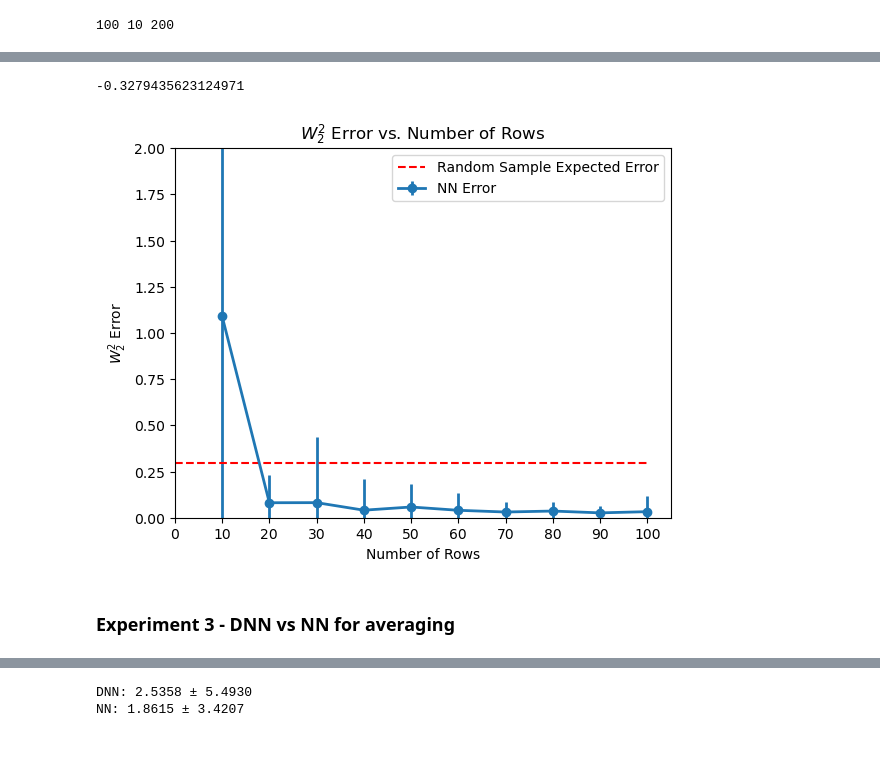
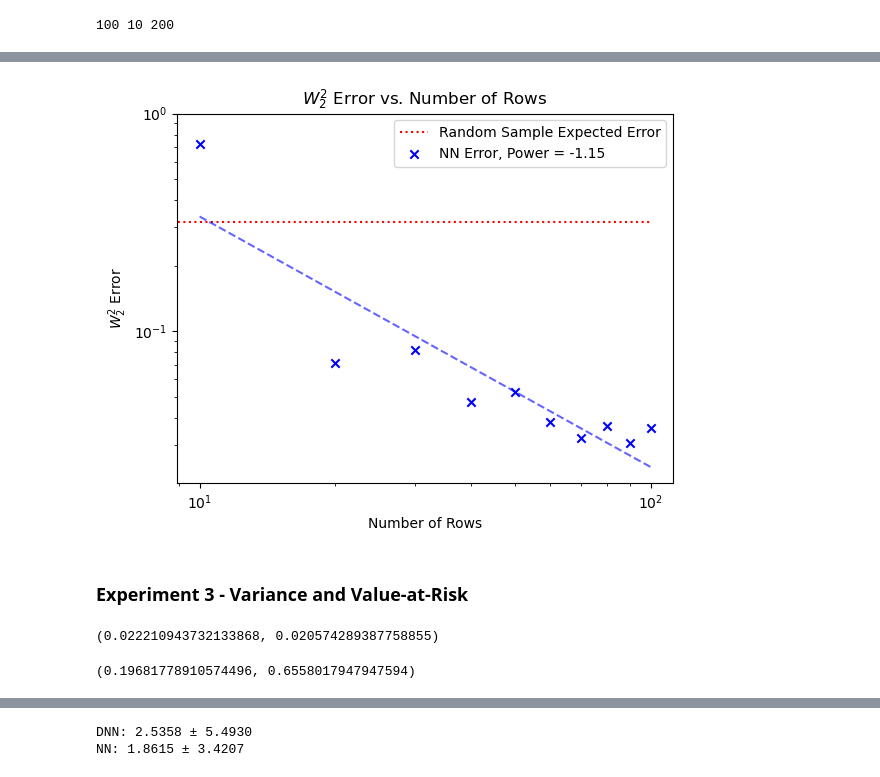
Before and after one commit to jacobf18/Dist-NN, a Jupyter notebook: nearest_neighbors.ipynb, the cells around one changed output, grey strips where cells are left out. Drawn from its saved outputs; the diff is of its cells as text; code cells hidden in the pictures; blank space fills up the shorter version.

```diff
--- a/nearest_neighbors.ipynb
+++ b/nearest_neighbors.ipynb
@@ -145,4 +110,0 @@ KeyboardInterrupt:
-# %%
-print("(row,col): mean, std\n")
-for i, j in product(range(m),range(n)):
-    print(f"({i}, {j}): {np.mean(data_table[i,j]):.2f}, {np.std(data_table[i,j]):.2f}")
@@ -415,7 +368,7 @@ for i, j in product(range(M), range(N)):
 mask = np.ones((M,N)).astype(int)
 mask[0,0] = 0
 
-eta = search_eta(data_table, mask, 5)
-d = get_user_user_distances_fast(data_table, mask)
-est_dist = estimate_fast(data_table, mask, 0,0, d, eta)
+eta = search_eta(data_table, mask)
+d = get_user_user_distances_row(data_table, mask, 0)
+est_dist = estimate_row(data_table, mask, 0, d, eta)
 # %%
@@ -533,0 +437,14 @@ plt.show()
+# %%
+def fit_power(x,y):
+    # y = a * (x ** b)
+    # ln(y) = ln(a) + b * ln(x)
+    ln_x = np.log(x).reshape(-1,1)
+    ln_y = np.log(y).reshape(-1,1)
+
+    X = np.concatenate([np.ones((len(x),1)),
+                        ln_x],
+                       axis=1)
+
+    ab = (np.linalg.pinv(X) @ ln_y).flatten()
+
+    return np.exp(ab[0]), ab[1]
@@ -578,37 +506,43 @@ plt.show()
 # %%
 errors_avg = {k: np.mean(v[0]) for k, v in errors_2.items()}
 errors_std = {k: 2 * np.std(v[0]) for k, v in errors_2.items()}
 
 rows = [10, 20, 30, 40, 50, 60, 70, 80, 90, 100]
 x = rows
 ss = [200]
 y1 = np.array([errors_avg[m, 10, 200] for m in x])
 y_err = np.array([errors_std[m, 10, 200] for m in x])
 # y2 = np.array([errors_avg[m, 10, ss[1]] for m in x])
 # y3 = np.array([errors_avg[m, 10, ss[2]] for m in x])
 
 plt.figure()
 
-plt.errorbar(x, y1, yerr=y_err, fmt='o-', linewidth=2.0)
+plt.hlines(np.mean(error), 0, max(x),colors='r',linestyles='dotted')
+# plt.errorbar(x, y1, yerr=y_err, fmt='o', color='b',linewidth=1.0)
+plt.scatter(x,y1, marker='x', color='b')
 
-[a,_], _ = curve_fit(f, x, y1)
-print(a)
+a, b = fit_power(x, y1)
+plt.plot(x, f(x,a,b), 'b--', alpha=0.6)
 
-plt.hlines(np.mean(error), 0,max(x),colors='r',linestyles='dashed')
-plt.legend(["Random Sample Expected Error", "NN Error"])
+ax = plt.gca()
+ax.set_yscale('log')
+# ax.set_xscale('log')
+ax.set_xscale('log', base=10)
+
+plt.legend([f"Random Sample Expected Error", f"NN Error, Power = {b:.2f}"])
 # plt.plot(x, y2, '.-', linewidth=2.0)
 # plt.plot(x, y3, '.-', linewidth=2.0)
 plt.xlabel("Number of Rows")
 plt.ylabel("$W_2^2$ Error")
 plt.title("$W_2^2$ Error vs. Number of Rows")
-plt.gca().set_ylim(bottom=0, top = 2.0)
+plt.gca().set_ylim(bottom=0, top = 1.00)
 plt.gca().set_xlim(left=0)
-plt.xticks([0] + x)
+# plt.xticks([0] + x)
+# plt.xticks(rows)
 
 plt.savefig("figures/error_rows.pdf")
 plt.show()
 # %% [output]
--0.3279435623124971
-[figure, old version]
+[figure, new version]
-# %% [markdown]
-### Experiment 3 - DNN vs NN for averaging
+# %% [markdown]
+### Experiment 3 - Variance and Value-at-Risk
@@ -614,0 +605,8 @@ plt.show()
+# %%
+np.mean(std_nn_errors), np.std(std_nn_errors)
+# %% [output]
+(0.022210943732133868, 0.020574289387758855)
+# %%
+np.mean(var_nn_errors), np.std(var_nn_errors)
+# %% [output]
+(0.19681778910574496, 0.6558017947947594)
```
Also changed, not shown: parts of 30 cells of this notebook.
